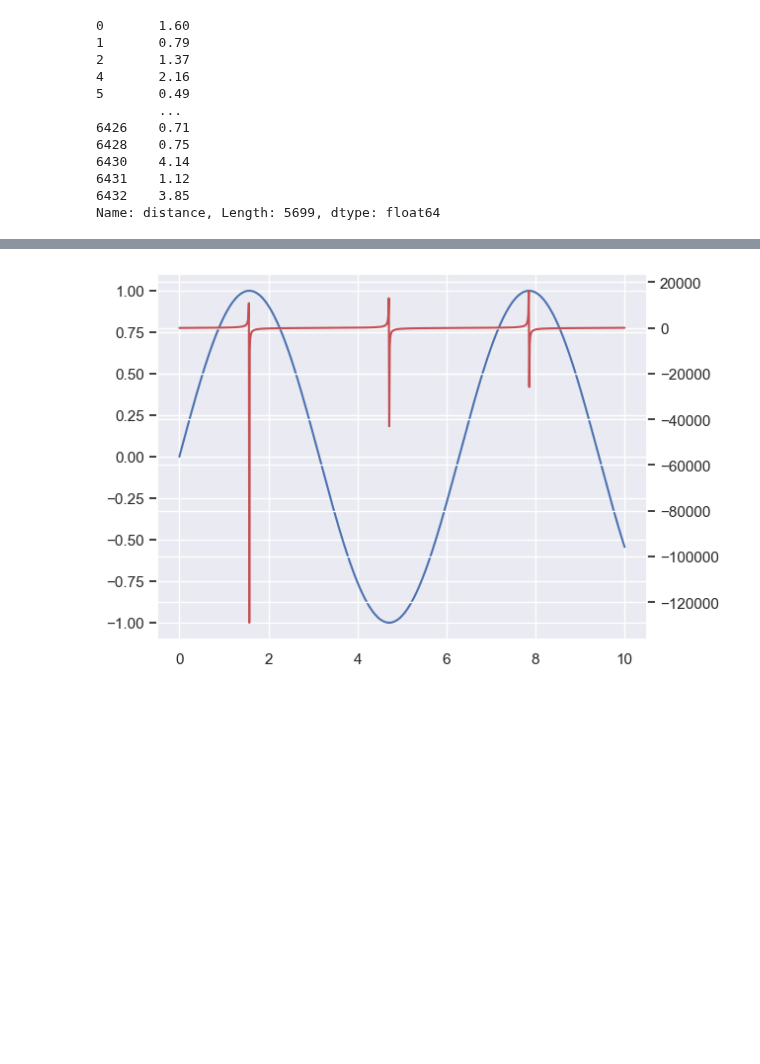
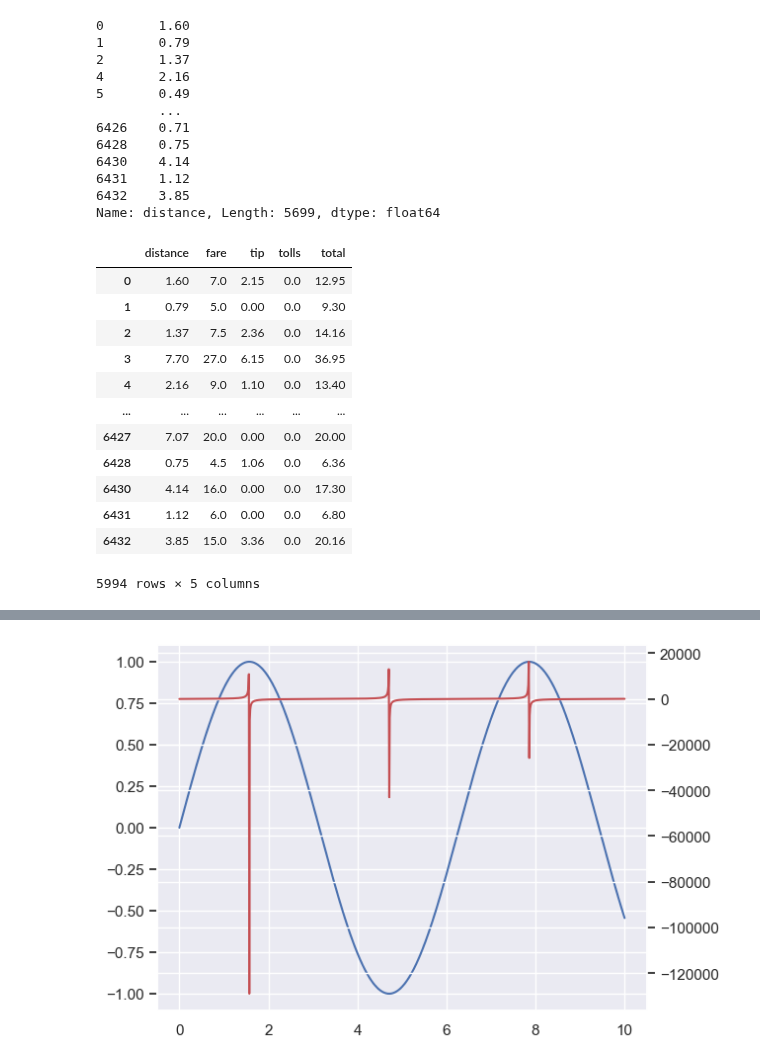
Before and after one commit to gbrs/ipython_notebook_probes, a Jupyter notebook: Probe.ipynb, the cells around one changed output, grey strips where cells are left out. Drawn from its saved outputs; the diff is of its cells as text; code cells hidden in the pictures; blank space fills up the shorter version.

Commit message:
explore transform vs apply

```diff
--- a/Probe.ipynb
+++ b/Probe.ipynb
@@ -1373,0 +1195,19 @@ Name: distance, Length: 5699, dtype: float64
+# %%
+standard_deviations = 3
+df1 = df[df.apply(lambda x: np.abs(x - x.mean()) / x.std() < standard_deviations).all(axis=1)]
+# %%
+df1
+# %% [output]
+|  | distance | fare | tip | tolls | total |
+| 0 | 1.60 | 7.0 | 2.15 | 0.0 | 12.95 |
+| 1 | 0.79 | 5.0 | 0.00 | 0.0 | 9.30 |
+| 2 | 1.37 | 7.5 | 2.36 | 0.0 | 14.16 |
+| 3 | 7.70 | 27.0 | 6.15 | 0.0 | 36.95 |
+| 4 | 2.16 | 9.0 | 1.10 | 0.0 | 13.40 |
+| ... | ... | ... | ... | ... | ... |
+| 6427 | 7.07 | 20.0 | 0.00 | 0.0 | 20.00 |
+| 6428 | 0.75 | 4.5 | 1.06 | 0.0 | 6.36 |
+| 6430 | 4.14 | 16.0 | 0.00 | 0.0 | 17.30 |
+| 6431 | 1.12 | 6.0 | 0.00 | 0.0 | 6.80 |
+| 6432 | 3.85 | 15.0 | 3.36 | 0.0 | 20.16 |
+5994 rows × 5 columns
```
Also changed, not shown: parts of 48 cells of this notebook.
